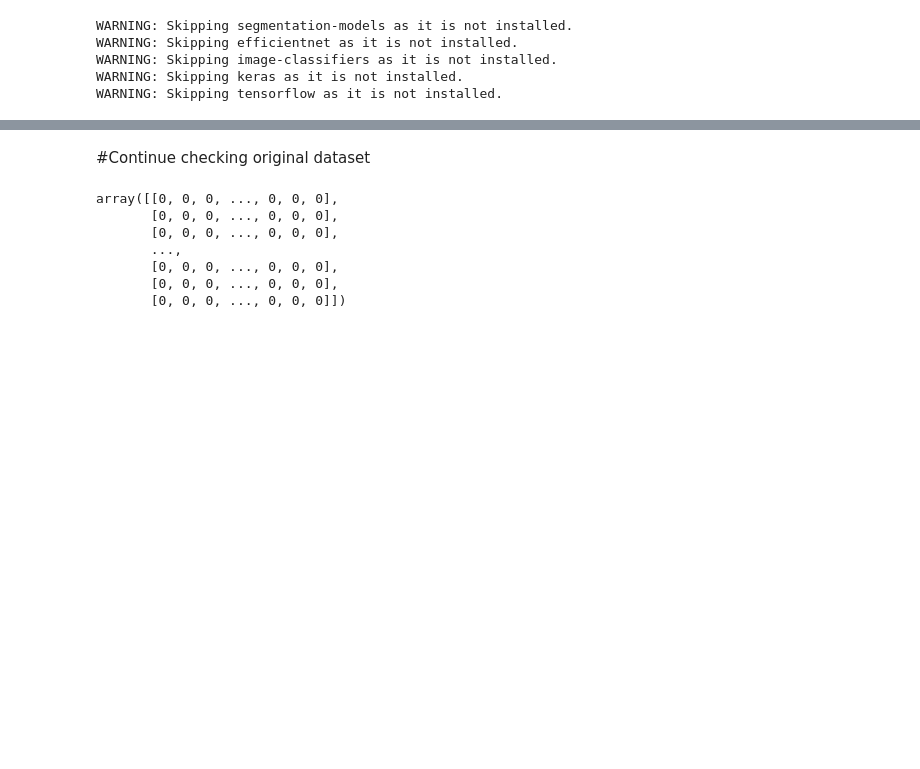
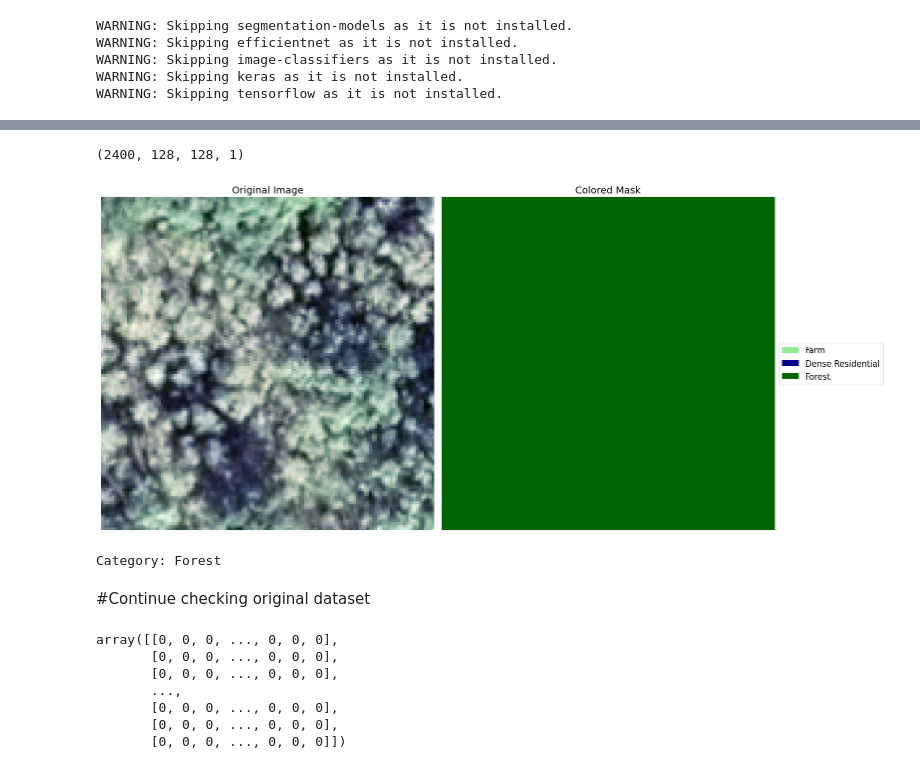
Before and after one commit to shivanishah/satellite-image, a Jupyter notebook: satellite_pre_processing.ipynb, the cells around one changed output, grey strips where cells are left out. Saved outputs shown, nothing was run; the diff lists cells and outputs as text; code cells hidden in the pictures; blank space fills up the shorter version.

```diff
--- a/satellite_pre_processing.ipynb
+++ b/satellite_pre_processing.ipynb
@@ -277,3 +245,18 @@ def apply_augmentation(image, mask):
   mask = cv2.resize(mask, (128, 128), interpolation=cv2.INTER_NEAREST)
 
   return image, mask
+# %%
+augmented_image_dataset = []
+augmented_mask_dataset = []
+augmented_labels_dataset = []
+
+# Add original image
+augmented_image_dataset.append(image_dataset[0])
+augmented_mask_dataset.append(mask_dataset[0])
+augmented_labels_dataset.append(labels_dataset[0])
+
+# Add augmented image
+aug_image, aug_mask = apply_augmentation(image_dataset[0], mask_dataset[0])
+augmented_image_dataset.append(aug_image)
+augmented_mask_dataset.append(aug_mask)
+augmented_labels_dataset.append(labels_dataset[0])
@@ -345,3 +360,46 @@ WARNING:matplotlib.image:Clipping input data to the valid range for imshow with
+# %%
+augmented_mask_dataset = np.expand_dims(augmented_mask_dataset, axis=3)
+augmented_mask_dataset.shape
+# %% [output]
+(2400, 128, 128, 1)
+# %%
+# Select a random image and its corresponding mask
+random_image_id = random.randint(0, len(augmented_image_dataset) - 1)
+random_image = augmented_image_dataset[random_image_id]
+random_mask = augmented_mask_dataset[random_image_id]
+
+# Apply color mapping to the mask
+colored_mask = apply_color_mapping(random_mask)
+# Squeeze the colored mask to remove the extra dimension
+colored_mask = np.squeeze(colored_mask)
+
+# Create the plot
+plt.figure(figsize=(16, 8))
+
+# Display original image
+plt.subplot(121)
+plt.title("Original Image", fontsize=14)
+plt.imshow(random_image)
+plt.axis('off')
+
+# Display colored mask
+plt.subplot(122)
+plt.title("Colored Mask", fontsize=14)
+plt.imshow(colored_mask)
+plt.axis('off')
+
+# Create a custom legend
+legend_elements = [plt.Rectangle((0, 0), 1, 1, fc=color_mapping[label_mapping[cat.lower()]], label=cat) for cat in categories]
+plt.legend(handles=legend_elements, loc='center left', bbox_to_anchor=(1, 0.5), fontsize=12)
+
+plt.tight_layout()
+plt.show()
+
+# Print the category of the selected image
+print(f"Category: {categories[label_mapping[augmented_labels_dataset[random_image_id]]]}")
+# %% [output]
+[figure, added]
+Category: Forest
 # %% [markdown]
 #Continue checking original dataset
 # %%
```
Also changed, not shown: parts of 63 cells of this notebook.
